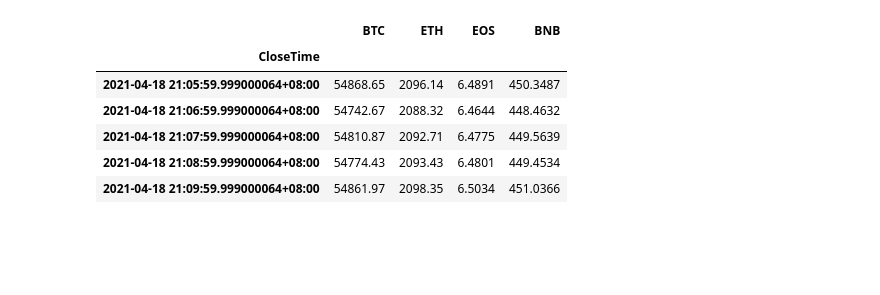
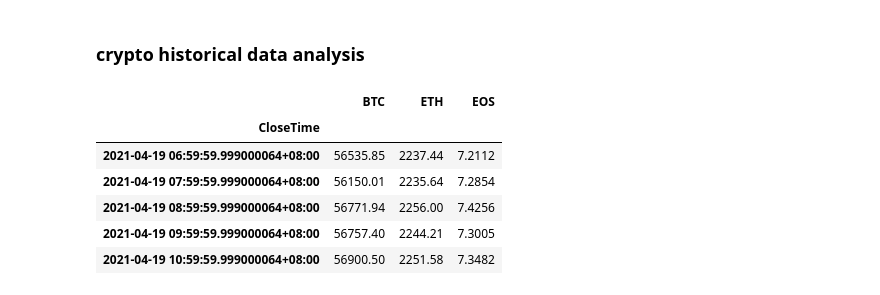
Before and after one commit to sushenghua/CryptoPortfolioDemo, a Jupyter notebook: binance_crypto.ipynb, the cells around one changed output. Drawn from its saved outputs; the diff is of its cells as text; code cells hidden in the pictures; blank space fills up the shorter version.

```diff
--- a/binance_crypto.ipynb
+++ b/binance_crypto.ipynb
@@ -10,14 +12,8 @@ import risk_kit as rk
 # %%
-bc = client.instance()
-
 btcusdt = bc.get_klines_pd('BTCUSDT')
-btcusdt = btcusdt.set_index(['CloseTime'])
 ethusdt = bc.get_klines_pd('ETHUSDT')
-ethusdt = ethusdt.set_index(['CloseTime'])
 eosusdt = bc.get_klines_pd('EOSUSDT')
-eosusdt = eosusdt.set_index(['CloseTime'])
 bnbusdt = bc.get_klines_pd('BNBUSDT')
-bnbusdt = bnbusdt.set_index(['CloseTime'])
 
 crypto = pd.DataFrame(
     {
@@ -29,11 +25,27 @@ crypto = pd.DataFrame(
     index=eosusdt.index
 )
 crypto.tail()
-# %% [output]
-|  | BTC | ETH | EOS | BNB |
-| CloseTime |  |  |  |  |
-| 2021-04-18 21:05:59.999000064+08:00 | 54868.65 | 2096.14 | 6.4891 | 450.3487 |
-| 2021-04-18 21:06:59.999000064+08:00 | 54742.67 | 2088.32 | 6.4644 | 448.4632 |
-| 2021-04-18 21:07:59.999000064+08:00 | 54810.87 | 2092.71 | 6.4775 | 449.5639 |
-| 2021-04-18 21:08:59.999000064+08:00 | 54774.43 | 2093.43 | 6.4801 | 449.4534 |
-| 2021-04-18 21:09:59.999000064+08:00 | 54861.97 | 2098.35 | 6.5034 | 451.0366 |
+# %% [markdown]
+### crypto historical data analysis
+# %%
+btc_week = bc.get_historical_klines_pd('BTCUSDT', '1 week ago', interval='1h')
+eth_week = bc.get_historical_klines_pd('ETHUSDT', '1 week ago', interval='1h')
+eos_week = bc.get_historical_klines_pd('EOSUSDT', '1 week ago', interval='1h')
+
+crypto_week = pd.DataFrame(
+    {
+        'BTC': btc_week['Close'],
+        'ETH': eth_week['Close'],
+        'EOS': eos_week['Close'],
+    },
+    index=eos_week.index
+)
+crypto_week.tail()
+# %% [output]
+|  | BTC | ETH | EOS |
+| CloseTime |  |  |  |
+| 2021-04-19 06:59:59.999000064+08:00 | 56535.85 | 2237.44 | 7.2112 |
+| 2021-04-19 07:59:59.999000064+08:00 | 56150.01 | 2235.64 | 7.2854 |
+| 2021-04-19 08:59:59.999000064+08:00 | 56771.94 | 2256.00 | 7.4256 |
+| 2021-04-19 09:59:59.999000064+08:00 | 56757.40 | 2244.21 | 7.3005 |
+| 2021-04-19 10:59:59.999000064+08:00 | 56900.50 | 2251.58 | 7.3482 |
```
Also changed, not shown: parts of 20 cells of this notebook, 3 other files.
